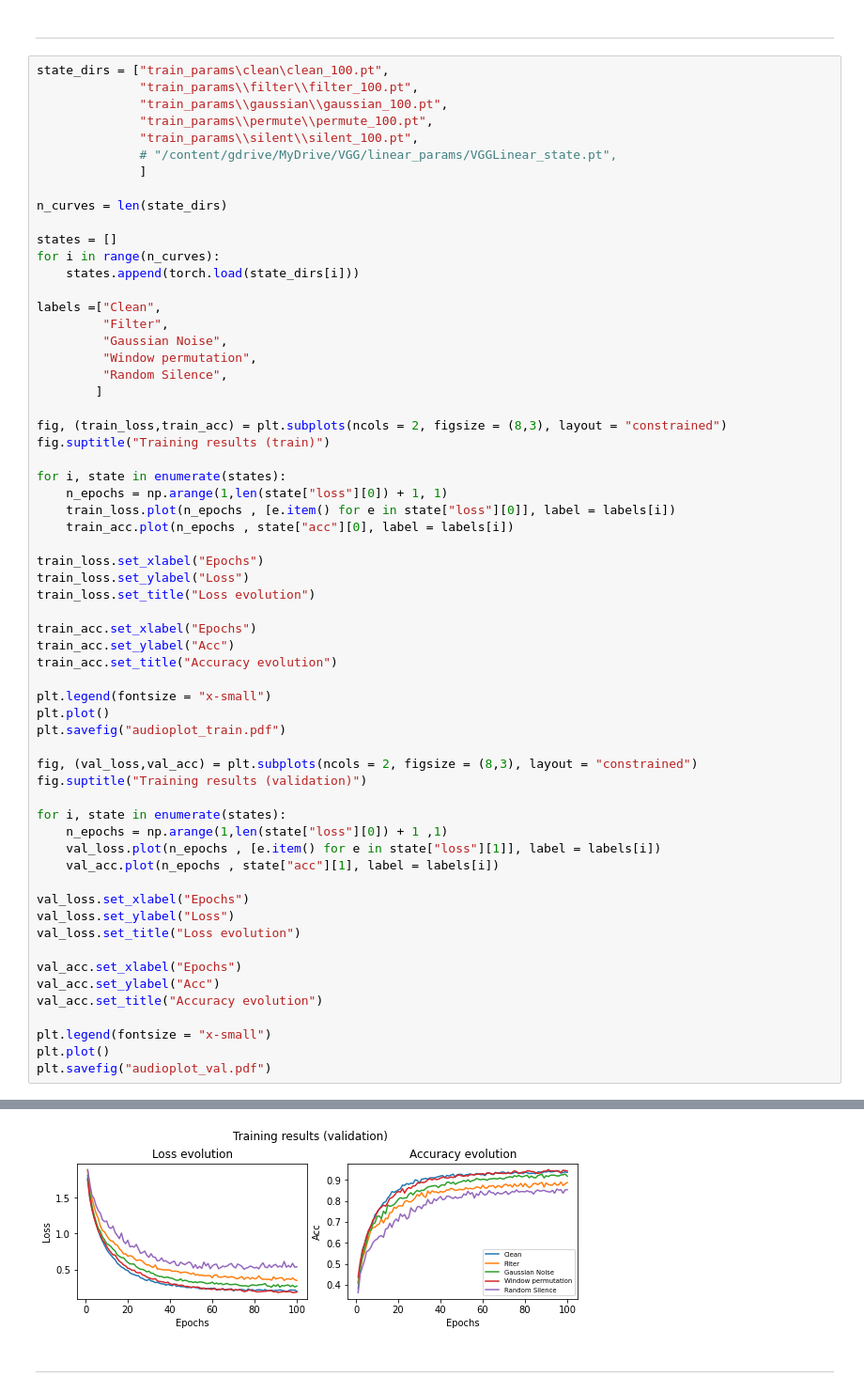
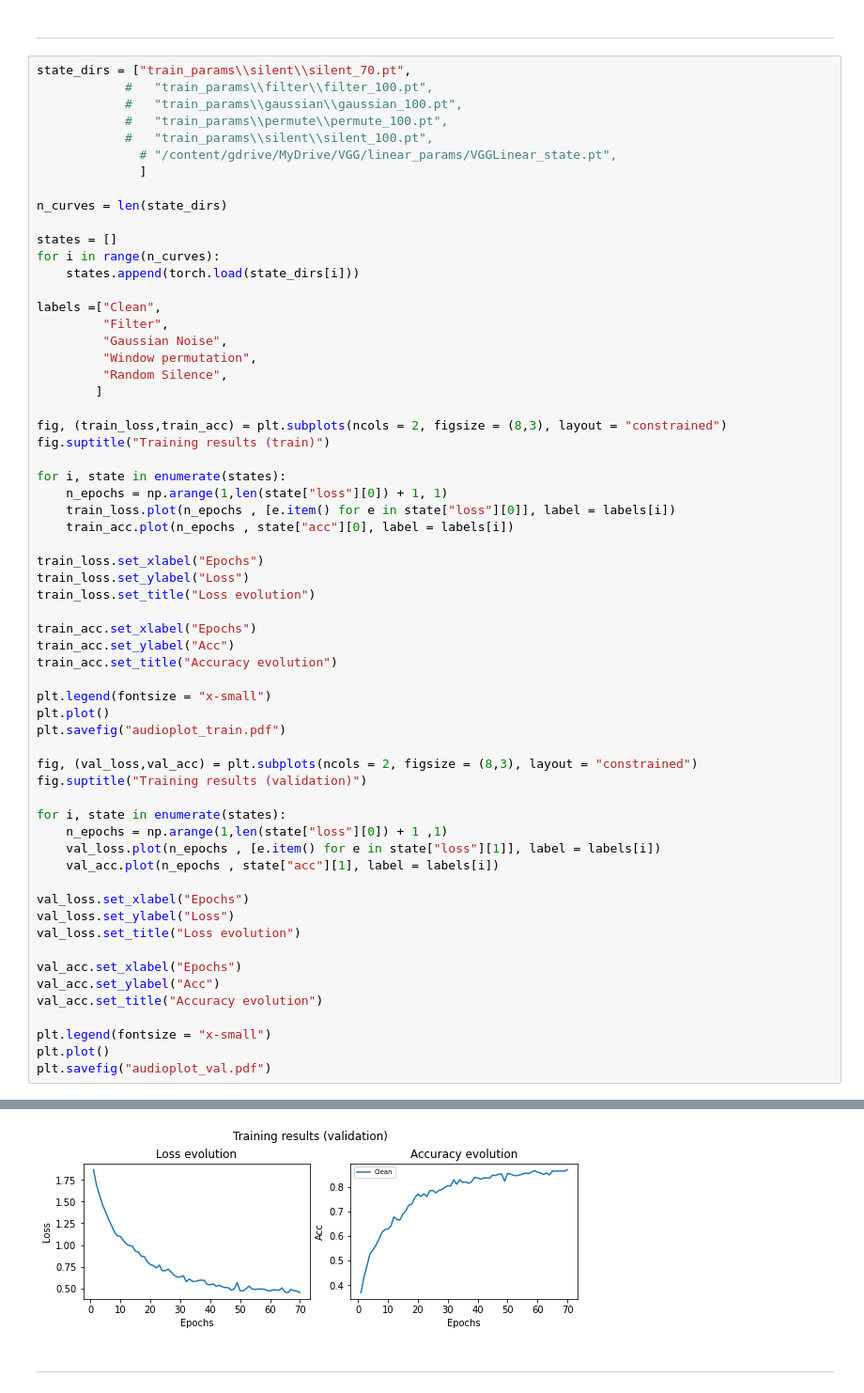
Before and after one commit to feborja/EL7024, a Jupyter notebook: audio_plotter.ipynb, the cells around one changed output, grey strips where cells are left out. Shown at 94% size. Saved outputs shown, nothing was run; the diff lists cells and outputs as text.

```diff
--- a/audio_plotter.ipynb
+++ b/audio_plotter.ipynb
@@ -5,11 +5,11 @@ import matplotlib.pyplot as plt
 # %% [markdown]
 ***
 # %%
-state_dirs = ["train_params\clean\clean_100.pt",
-              "train_params\\filter\\filter_100.pt",
-              "train_params\\gaussian\\gaussian_100.pt",
-              "train_params\\permute\\permute_100.pt",
-              "train_params\\silent\\silent_100.pt",
+state_dirs = ["train_params\\silent\\silent_70.pt",
+            #   "train_params\\filter\\filter_100.pt",
+            #   "train_params\\gaussian\\gaussian_100.pt",
+            #   "train_params\\permute\\permute_100.pt",
+            #   "train_params\\silent\\silent_100.pt",
               # "/content/gdrive/MyDrive/VGG/linear_params/VGGLinear_state.pt",
               ]
 
@@ -70,4 +70,4 @@ plt.savefig("audioplot_val.pdf")
-[figure, old version]
+[figure, new version]
 # %% [markdown]
 ***
 # %%
```
Also changed, not shown: parts of 2 cells of this notebook, 7 other files.
